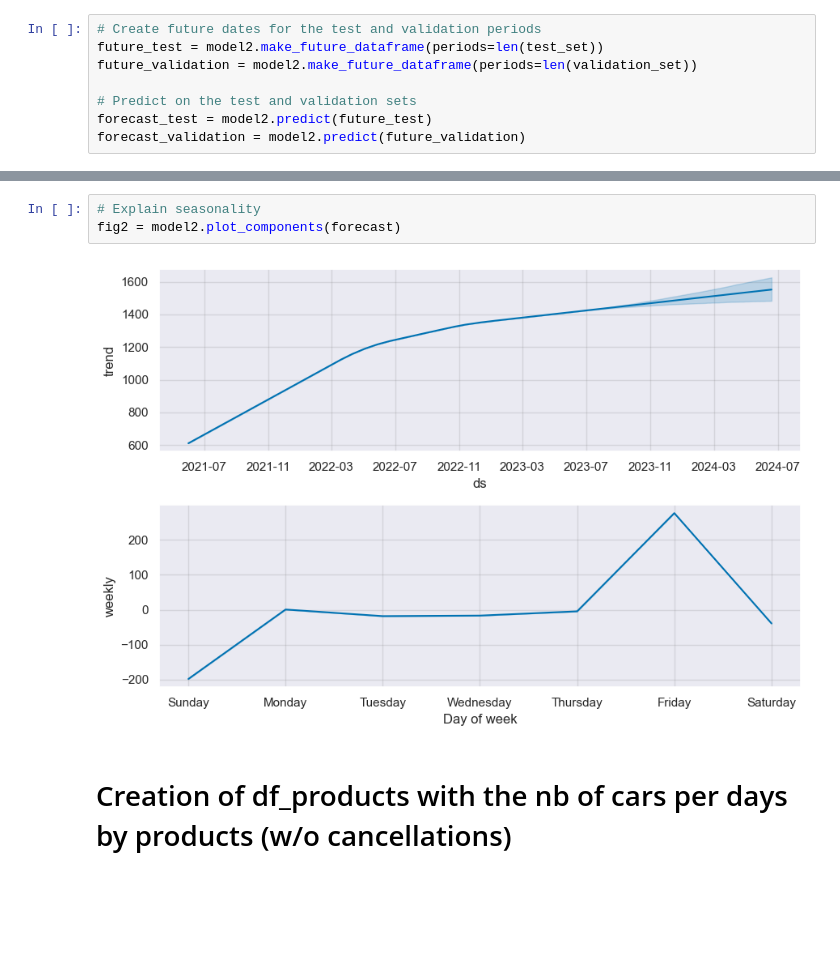
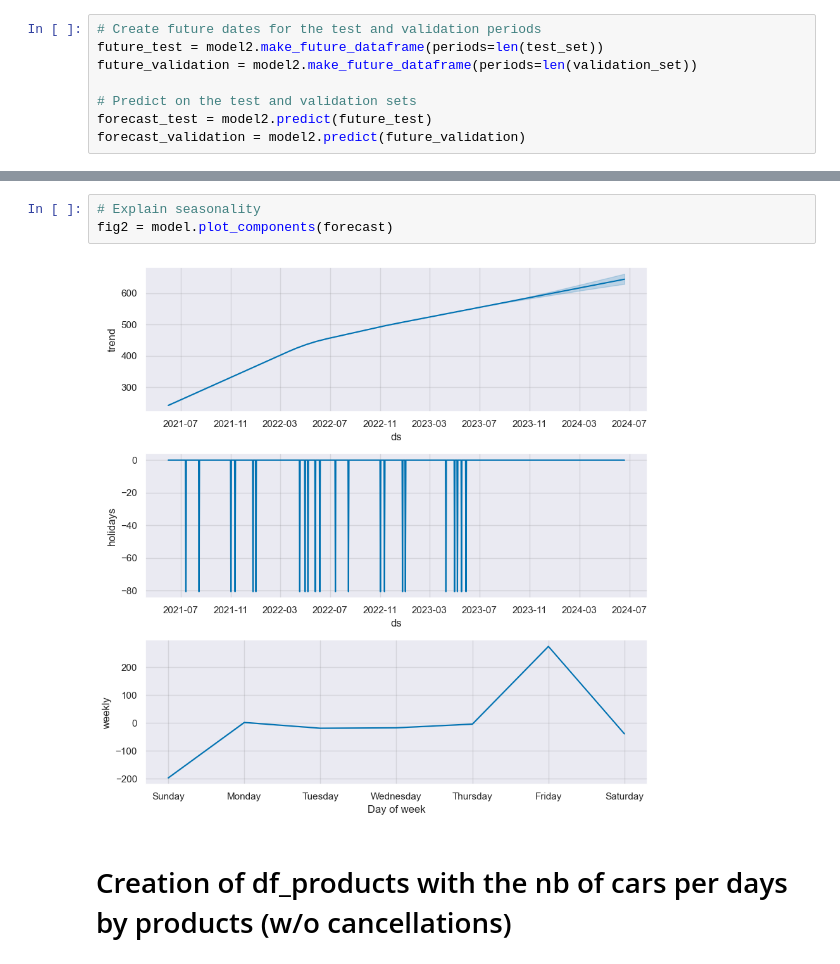
Before and after one commit to anaisetienne/carpark_forecast, a Jupyter notebook: notebooks/data_cleaning_anais.ipynb, the cells around one changed output, grey strips where cells are left out. Drawn from its saved outputs; the diff is of its cells as text; blank space fills up the shorter version.

```diff
--- a/notebooks/data_cleaning_anais.ipynb
+++ b/notebooks/data_cleaning_anais.ipynb
@@ -468,8 +641,8 @@ plt.show()
 # %%
 # Explain seasonality
-fig2 = model2.plot_components(forecast)
+fig2 = model.plot_components(forecast)
 # %% [output]
-[figure, old version]
+[figure, new version]
 # %% [markdown]
 # Creation of df_products with the nb of cars per days by products (w/o cancellations)
 # %%
```
Also changed, not shown: parts of 17 cells of this notebook.
